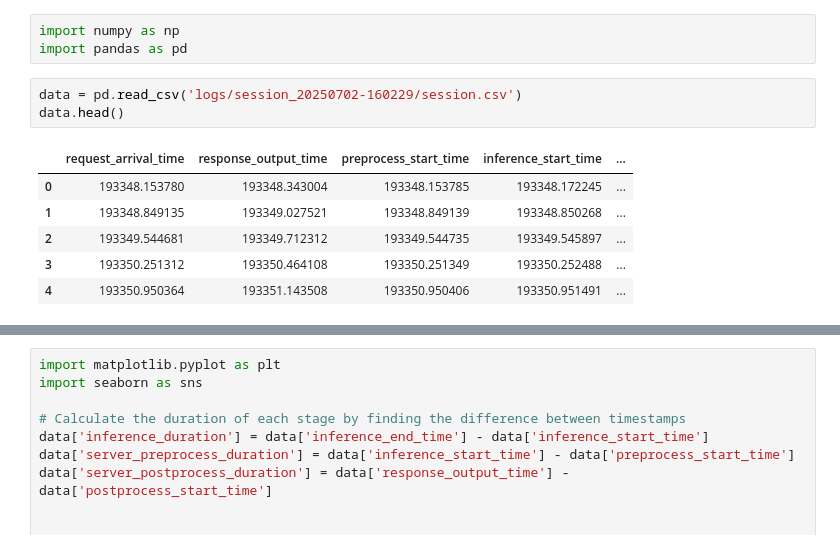
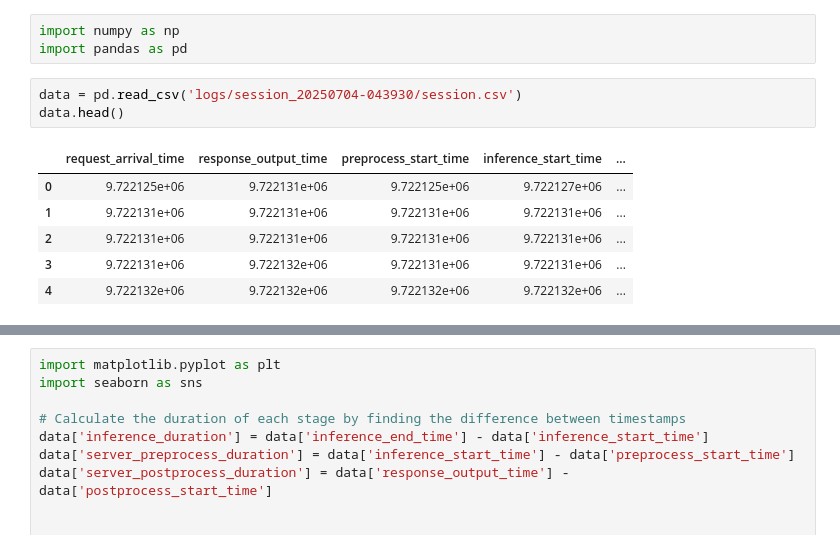
Before and after one commit to StreamMUSE/StreamMUSE-v1, a Jupyter notebook: app/benchmark.ipynb, the cells around one changed output, grey strips where cells are left out. Saved outputs shown, nothing was run; the diff lists cells and outputs as text.

```diff
--- a/app/benchmark.ipynb
+++ b/app/benchmark.ipynb
@@ -2,15 +2,15 @@
 import numpy as np
 import pandas as pd
 # %%
-data = pd.read_csv('logs/session_20250702-160229/session.csv')
+data = pd.read_csv('logs/session_20250704-043930/session.csv')
 data.head()
 # %% [output]
 |  | request_arrival_time | response_output_time | preprocess_start_time | inference_start_time | ... |
-| 0 | 193348.153780 | 193348.343004 | 193348.153785 | 193348.172245 | ... |
-| 1 | 193348.849135 | 193349.027521 | 193348.849139 | 193348.850268 | ... |
-| 2 | 193349.544681 | 193349.712312 | 193349.544735 | 193349.545897 | ... |
-| 3 | 193350.251312 | 193350.464108 | 193350.251349 | 193350.252488 | ... |
-| 4 | 193350.950364 | 193351.143508 | 193350.950406 | 193350.951491 | ... |
+| 0 | 9.722125e+06 | 9.722131e+06 | 9.722125e+06 | 9.722127e+06 | ... |
+| 1 | 9.722131e+06 | 9.722131e+06 | 9.722131e+06 | 9.722131e+06 | ... |
+| 2 | 9.722131e+06 | 9.722131e+06 | 9.722131e+06 | 9.722131e+06 | ... |
+| 3 | 9.722131e+06 | 9.722132e+06 | 9.722131e+06 | 9.722131e+06 | ... |
+| 4 | 9.722132e+06 | 9.722132e+06 | 9.722132e+06 | 9.722132e+06 | ... |
 # %%
 # Calculate the duration of each stage by finding the difference between timestamps
 data['server_total_duration'] = data['response_output_time'] - data['request_arrival_time']
```
Also changed, not shown: parts of 1 cell of this notebook, 3 other files.
